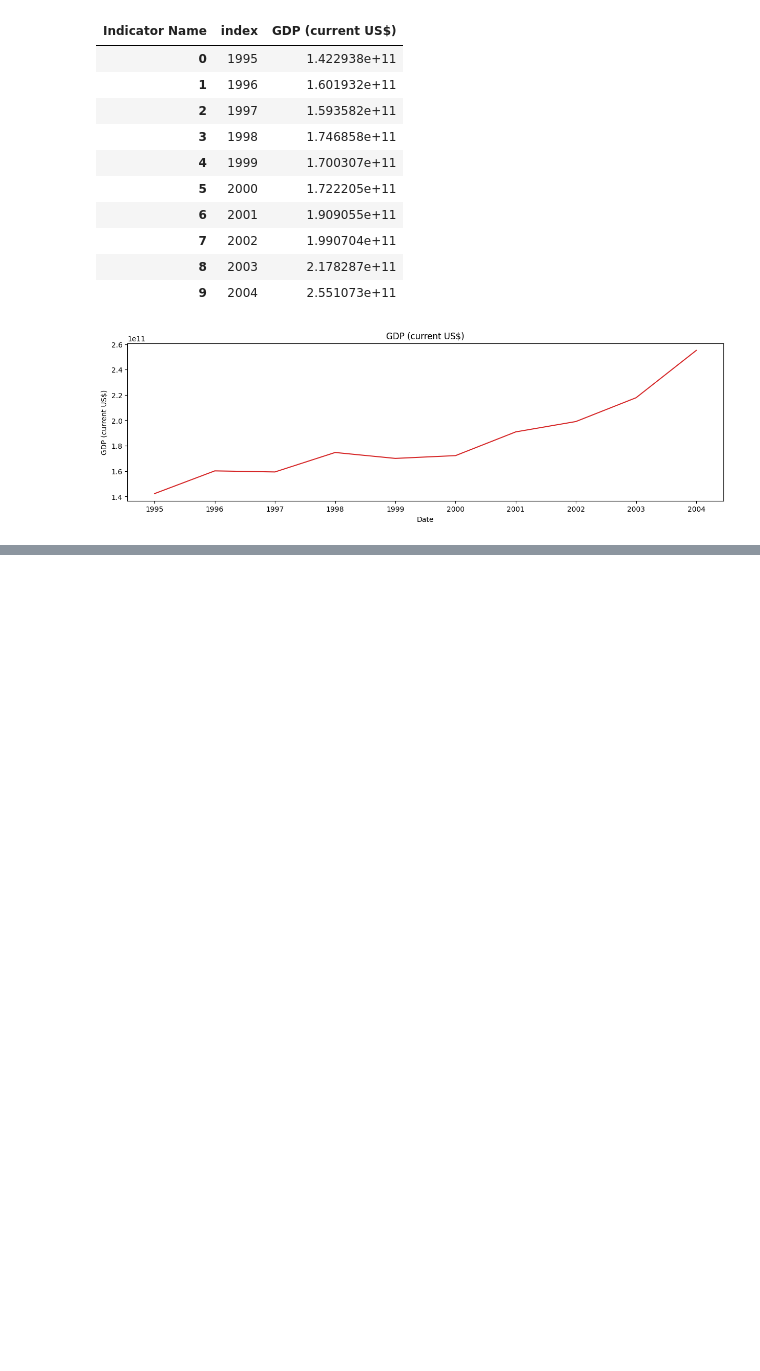
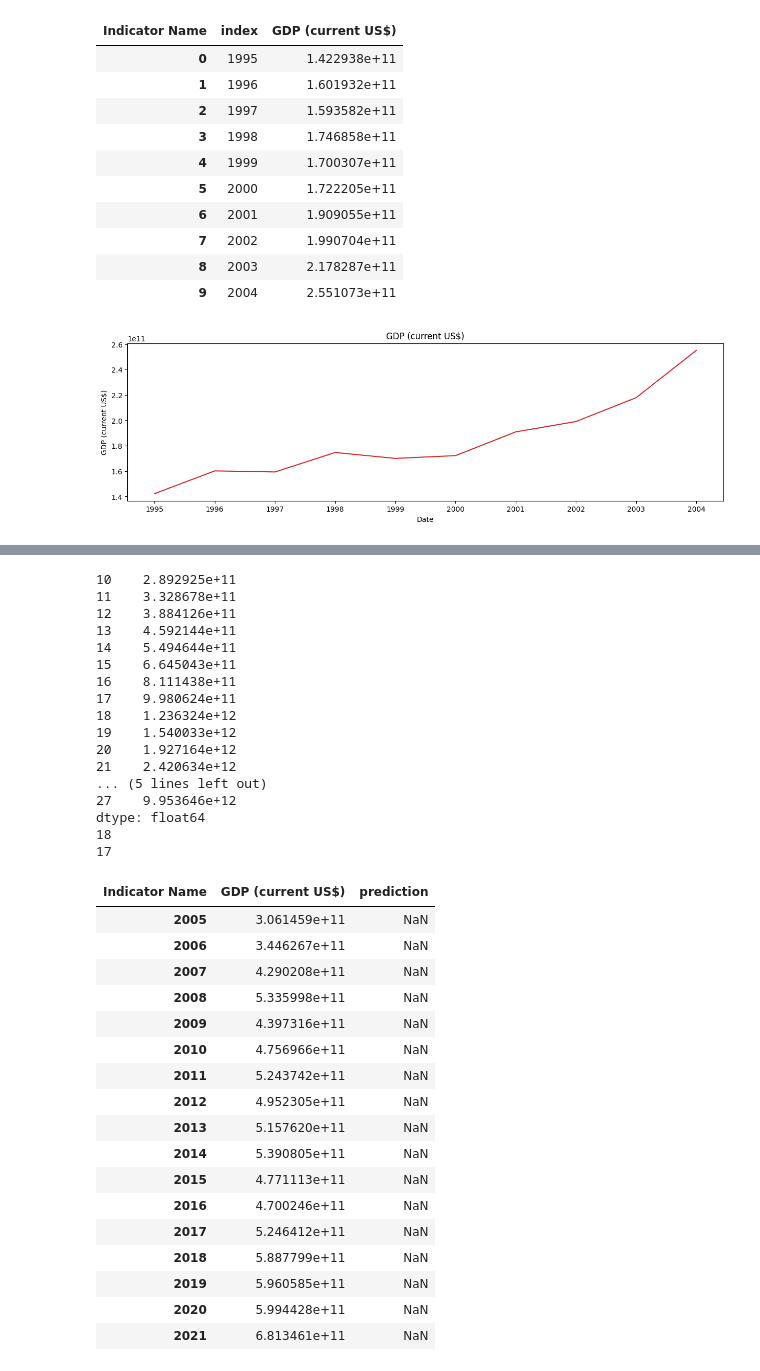
Before and after one commit to Mateusz-Szewczyk10/Portfolio_projects, a Jupyter notebook: European Union impact on Poland/data_processing.ipynb, the cells around one changed output, grey strips where cells are left out. Cells and saved outputs as stored; diff of their text form; code cells hidden in the pictures; blank space fills up the shorter version.

```diff
--- a/European Union impact on Poland/data_processing.ipynb
+++ b/European Union impact on Poland/data_processing.ipynb
@@ -82,0 +132,43 @@ data_for_analysis["GDP (current US$)"].name
+# %%
+processed = data_after_eu.loc[["GDP (current US$)"]].T
+processed["prediction"] = predicted_data
+print(predicted_data)
+print(len(predicted_data))
+print(len(processed))
+processed
+# %% [output]
+10    2.892925e+11
+11    3.328678e+11
+12    3.884126e+11
+13    4.592144e+11
+14    5.494644e+11
+15    6.645043e+11
+16    8.111438e+11
+17    9.980624e+11
+18    1.236324e+12
+19    1.540033e+12
+20    1.927164e+12
+21    2.420634e+12
+... (5 lines left out)
+27    9.953646e+12
+dtype: float64
+18
+17
+| Indicator Name | GDP (current US$) | prediction |
+| 2005 | 3.061459e+11 | NaN |
+| 2006 | 3.446267e+11 | NaN |
+| 2007 | 4.290208e+11 | NaN |
+| 2008 | 5.335998e+11 | NaN |
+| 2009 | 4.397316e+11 | NaN |
+| 2010 | 4.756966e+11 | NaN |
+| 2011 | 5.243742e+11 | NaN |
+| 2012 | 4.952305e+11 | NaN |
+| 2013 | 5.157620e+11 | NaN |
+| 2014 | 5.390805e+11 | NaN |
+| 2015 | 4.771113e+11 | NaN |
+| 2016 | 4.700246e+11 | NaN |
+| 2017 | 5.246412e+11 | NaN |
+| 2018 | 5.887799e+11 | NaN |
+| 2019 | 5.960585e+11 | NaN |
+| 2020 | 5.994428e+11 | NaN |
+| 2021 | 6.813461e+11 | NaN |
```
Also changed, not shown: parts of 3 cells of this notebook.
